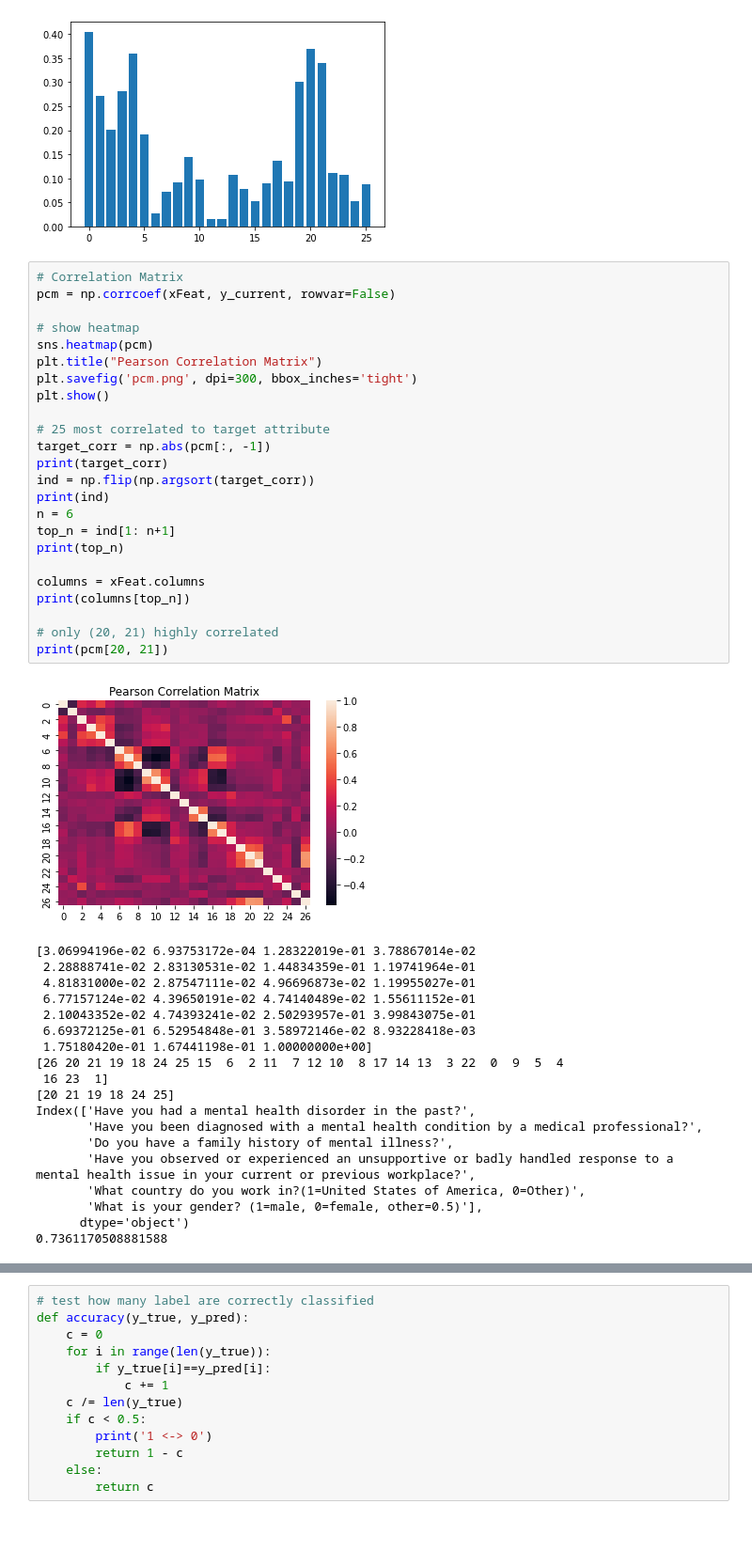
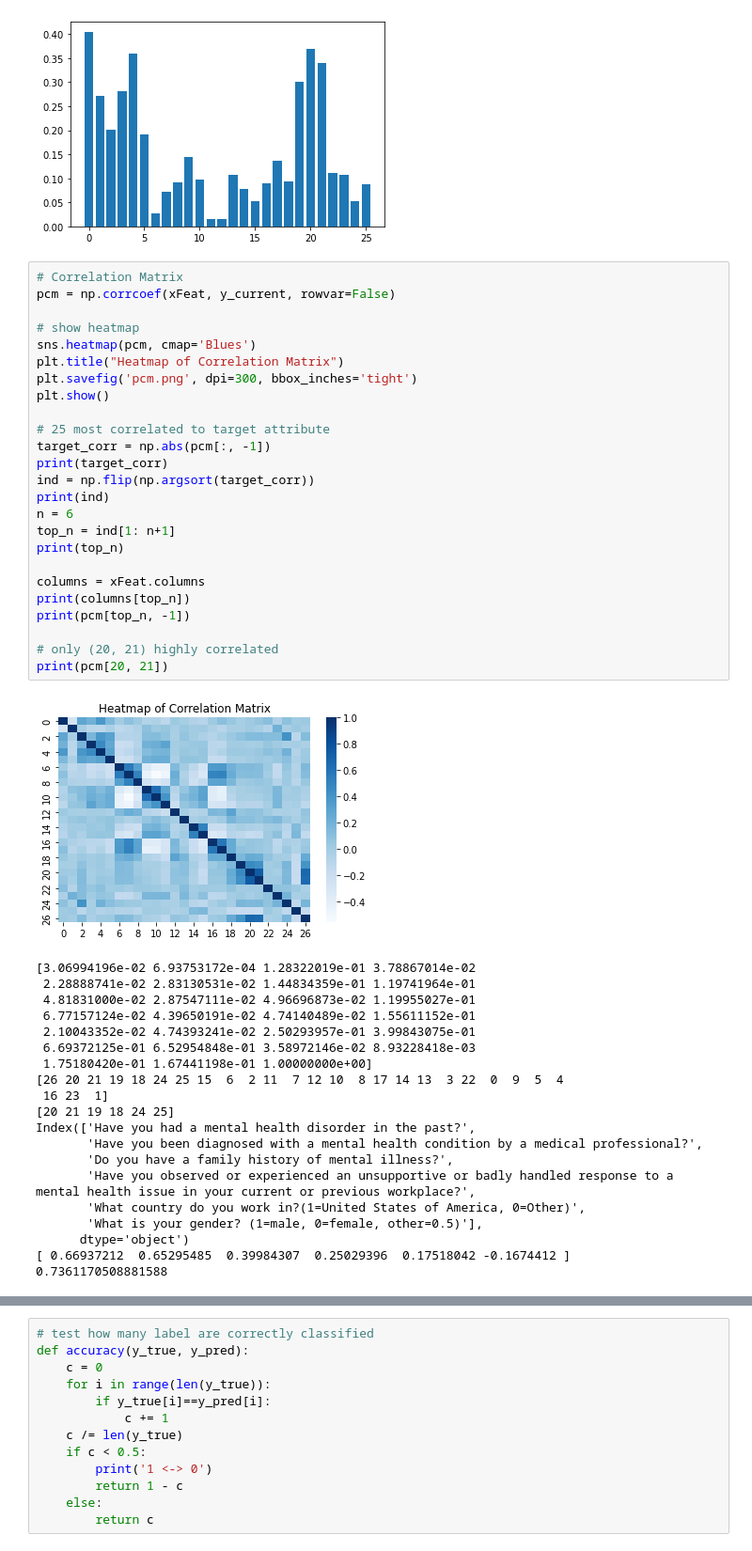
Before and after one commit to kwu78/Mental-Health-Issue, a Jupyter notebook: PCA_PCM_Clustering_RFC.ipynb, the cells around one changed output, grey strips where cells are left out. Shown at 94% size. Saved outputs shown, nothing was run; the diff lists cells and outputs as text.

```diff
--- a/PCA_PCM_Clustering_RFC.ipynb
+++ b/PCA_PCM_Clustering_RFC.ipynb
@@ -138,29 +153,30 @@ plt.show()
 # %%
 # Correlation Matrix
 pcm = np.corrcoef(xFeat, y_current, rowvar=False)
 
 # show heatmap
-sns.heatmap(pcm)
-plt.title("Pearson Correlation Matrix")
+sns.heatmap(pcm, cmap='Blues')
+plt.title("Heatmap of Correlation Matrix")
 plt.savefig('pcm.png', dpi=300, bbox_inches='tight')
 plt.show()
 
 # 25 most correlated to target attribute
 target_corr = np.abs(pcm[:, -1])
 print(target_corr)
 ind = np.flip(np.argsort(target_corr))
 print(ind)
 n = 6
 top_n = ind[1: n+1]
 print(top_n)
 
 columns = xFeat.columns
 print(columns[top_n])
+print(pcm[top_n, -1])
 
 # only (20, 21) highly correlated
 print(pcm[20, 21])
 # %% [output]
-[figure, old version]
+[figure, new version]
 [3.06994196e-02 6.93753172e-04 1.28322019e-01 3.78867014e-02
  2.28888741e-02 2.83130531e-02 1.44834359e-01 1.19741964e-01
  4.81831000e-02 2.87547111e-02 4.96696873e-02 1.19955027e-01
@@ -178,6 +194,7 @@ Index(['Have you had a mental health disorder in the past?',
        'What country do you work in?(1=United States of America, 0=Other)',
        'What is your gender? (1=male, 0=female, other=0.5)'],
       dtype='object')
+[ 0.66937212  0.65295485  0.39984307  0.25029396  0.17518042 -0.1674412 ]
 0.7361170508881588
 # %%
 # Clustering
```
Also changed, not shown: parts of 17 cells of this notebook.
